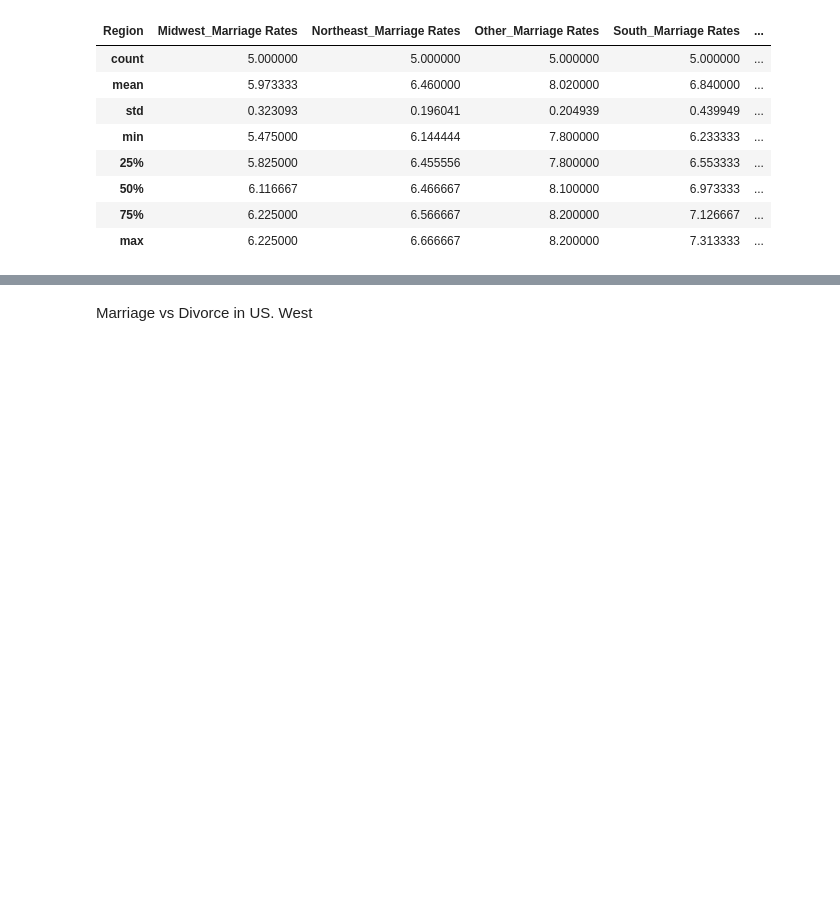
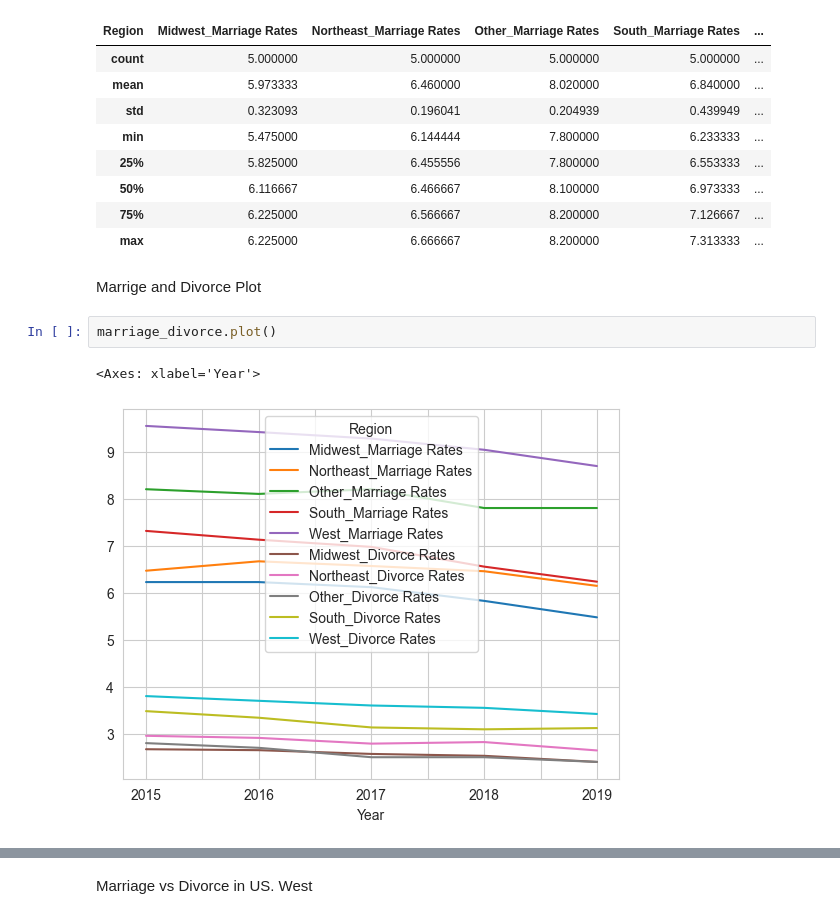
Before and after one commit to RyanWeigel32/Class_Project_Final, a Jupyter notebook: Project_One_Final.ipynb, the cells around one changed output, grey strips where cells are left out. Drawn from its saved outputs; the diff is of its cells as text; blank space fills up the shorter version.

```diff
--- a/Project_One_Final.ipynb
+++ b/Project_One_Final.ipynb
@@ -577,3 +589,10 @@ marriage_divorce.describe()
 | 50% | 6.116667 | 6.466667 | 8.100000 | 6.973333 | ... |
 | 75% | 6.225000 | 6.566667 | 8.200000 | 7.126667 | ... |
 | max | 6.225000 | 6.666667 | 8.200000 | 7.313333 | ... |
+# %% [markdown]
+Marrige and Divorce Plot
+# %%
+marriage_divorce.plot()
+# %% [output]
+<Axes: xlabel='Year'>
+[figure, added]
```
Also changed, not shown: parts of 14 cells of this notebook.
